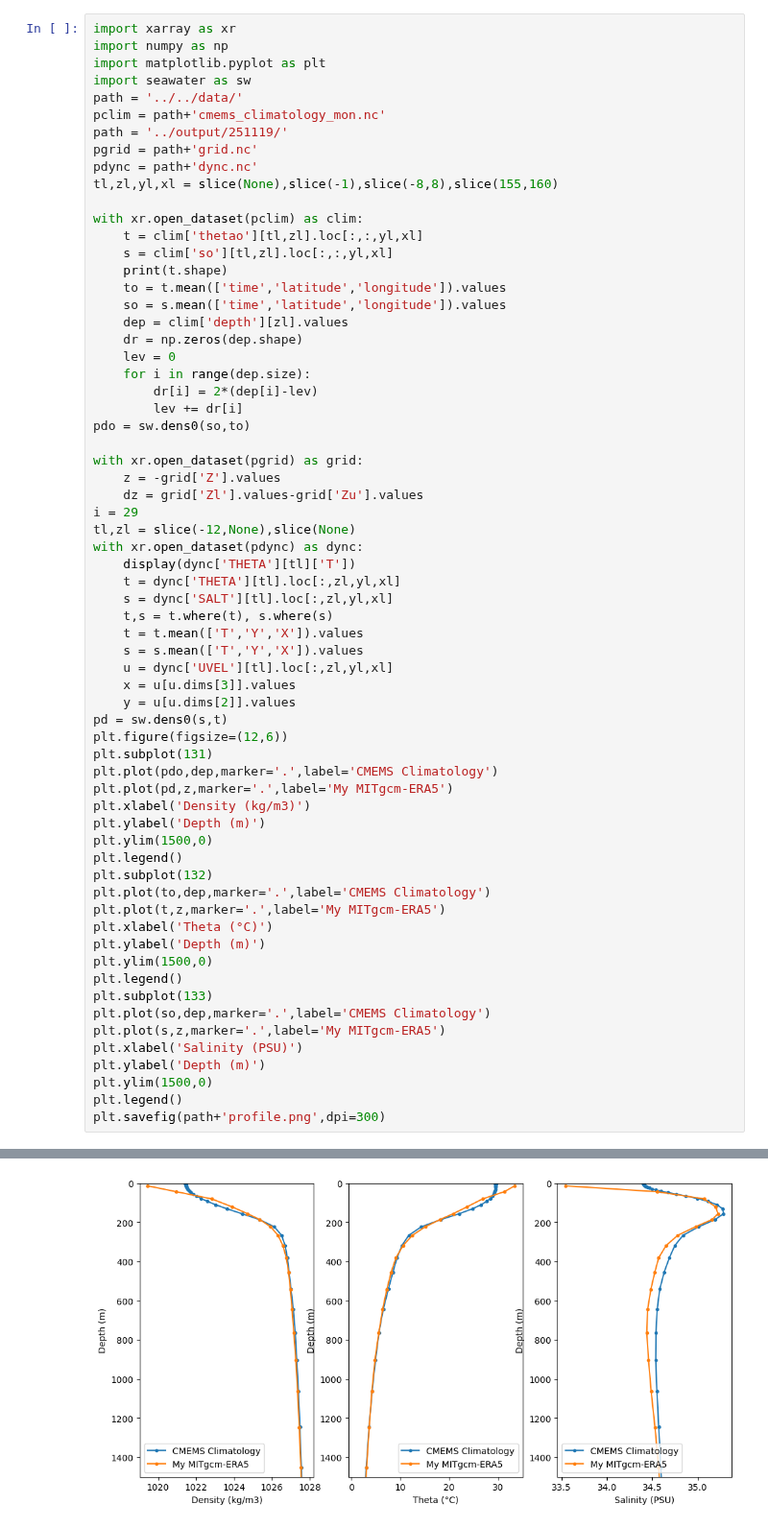
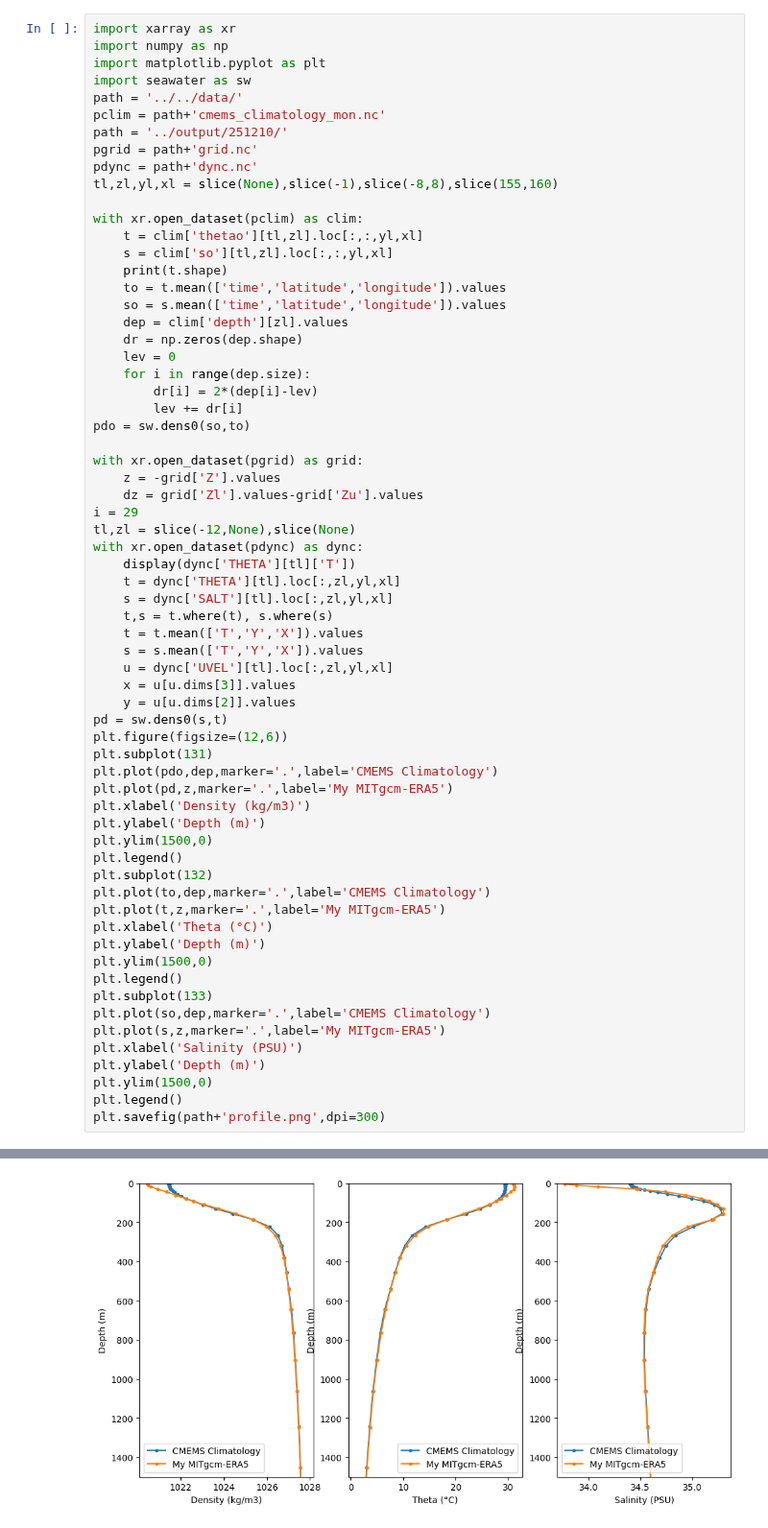
Before and after one commit to FattyZH/eqp-dlfv-mitgcm-era5, a Jupyter notebook: script/cmp.ipynb, the cells around one changed output, grey strips where cells are left out. Shown at 96% size. Saved outputs shown, nothing was run; the diff lists cells and outputs as text.

```diff
--- a/script/cmp.ipynb
+++ b/script/cmp.ipynb
@@ -5,7 +5,7 @@ import matplotlib.pyplot as plt
 import seawater as sw
 path = '../../data/'
 pclim = path+'cmems_climatology_mon.nc'
-path = '../output/251119/'
+path = '../output/251210/'
 pgrid = path+'grid.nc'
 pdync = path+'dync.nc'
 tl,zl,yl,xl = slice(None),slice(-1),slice(-8,8),slice(155,160)
@@ -78,6 +78,6 @@ Coordinates:
 Attributes:
     long_name:  model_time
-[figure, old version]
+[figure, new version]
 # %%
 import xarray as xr
 import numpy as np
```
Also changed, not shown: parts of 2 cells of this notebook, 4 other files.
